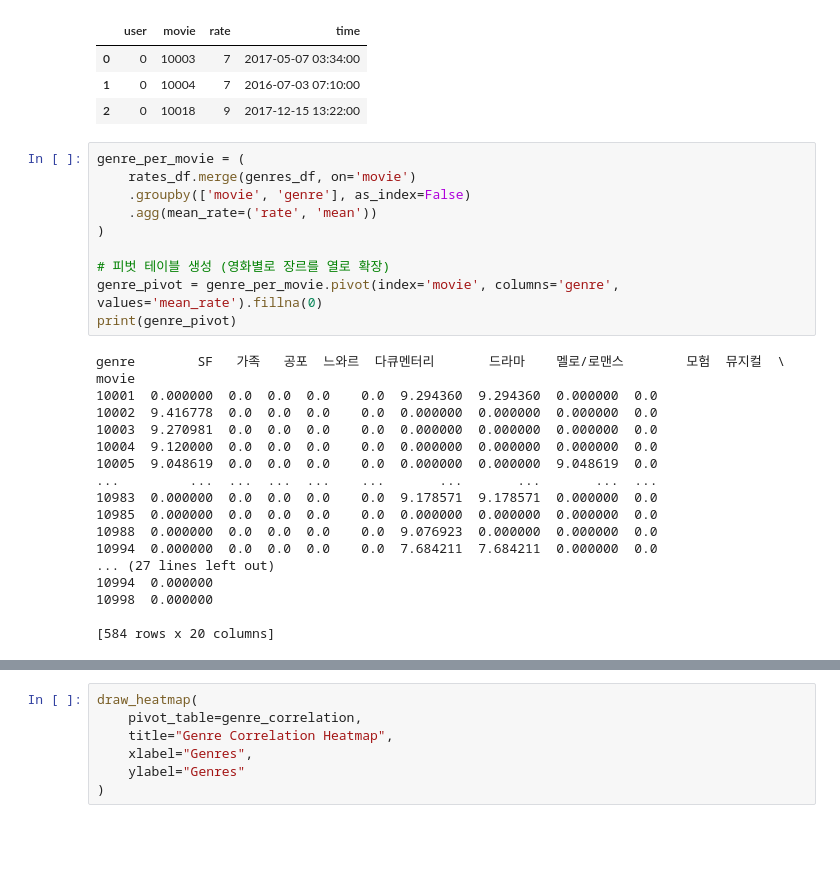
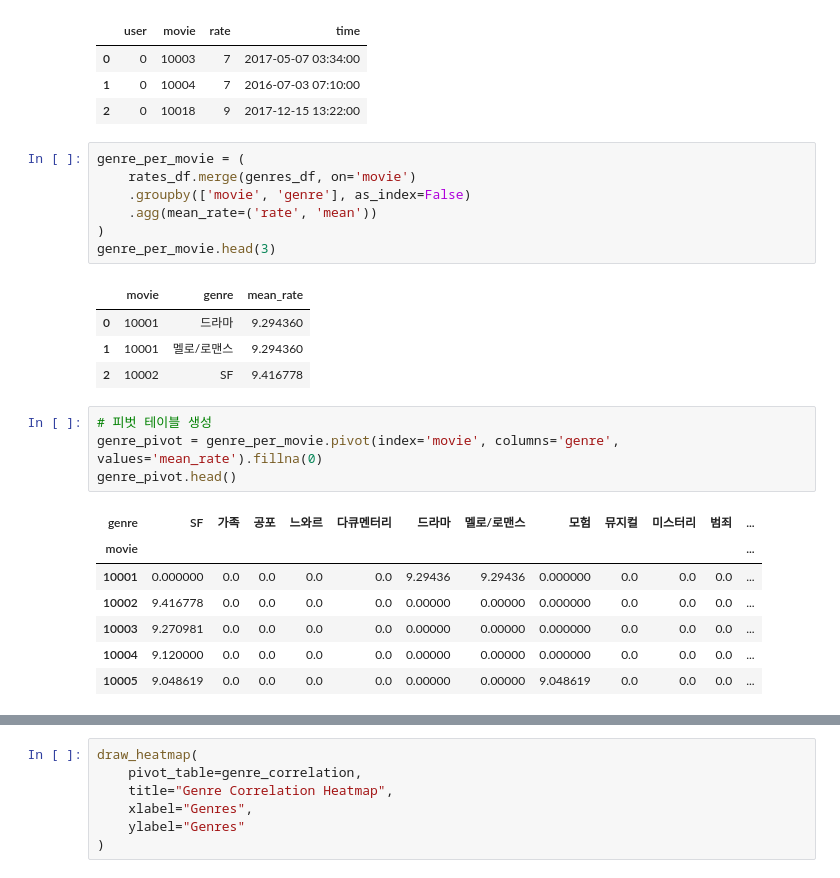
Before and after one commit to whyNot077/codyssey, a Jupyter notebook: chapter 2/2-7 상관 관계 파악 : heatmap/corr.ipynb, the cells around one changed output, grey strips where cells are left out. Cells and saved outputs as stored; diff of their text form; blank space fills up the shorter version.

```diff
--- a/chapter 2/2-7 상관 관계 파악 : heatmap/corr.ipynb
+++ b/chapter 2/2-7 상관 관계 파악 : heatmap/corr.ipynb
@@ -137,34 +143,30 @@ rates_df.head(3)
 | 0 | 0 | 10003 | 7 | 2017-05-07 03:34:00 |
 | 1 | 0 | 10004 | 7 | 2016-07-03 07:10:00 |
 | 2 | 0 | 10018 | 9 | 2017-12-15 13:22:00 |
+# %%
+genre_per_movie = (
+    rates_df.merge(genres_df, on='movie')
+    .groupby(['movie', 'genre'], as_index=False)
+    .agg(mean_rate=('rate', 'mean'))
+)
+genre_per_movie.head(3)
+# %% [output]
+|  | movie | genre | mean_rate |
+| 0 | 10001 | 드라마 | 9.294360 |
+| 1 | 10001 | 멜로/로맨스 | 9.294360 |
+| 2 | 10002 | SF | 9.416778 |
 # %%
-genre_per_movie = (
-    rates_df.merge(genres_df, on='movie')
-    .groupby(['movie', 'genre'], as_index=False)
-    .agg(mean_rate=('rate', 'mean'))
-)
-
-# 피벗 테이블 생성 (영화별로 장르를 열로 확장)
+# 피벗 테이블 생성
 genre_pivot = genre_per_movie.pivot(index='movie', columns='genre', values='mean_rate').fillna(0)
-print(genre_pivot)
+genre_pivot.head()
 # %% [output]
-genre        SF   가족   공포  느와르  다큐멘터리       드라마    멜로/로맨스        모험  뮤지컬  \
-movie
-10001  0.000000  0.0  0.0  0.0    0.0  9.294360  9.294360  0.000000  0.0
-10002  9.416778  0.0  0.0  0.0    0.0  0.000000  0.000000  0.000000  0.0
-10003  9.270981  0.0  0.0  0.0    0.0  0.000000  0.000000  0.000000  0.0
-10004  9.120000  0.0  0.0  0.0    0.0  0.000000  0.000000  0.000000  0.0
-10005  9.048619  0.0  0.0  0.0    0.0  0.000000  0.000000  9.048619  0.0
-...         ...  ...  ...  ...    ...       ...       ...       ...  ...
-10983  0.000000  0.0  0.0  0.0    0.0  9.178571  9.178571  0.000000  0.0
-10985  0.000000  0.0  0.0  0.0    0.0  0.000000  0.000000  0.000000  0.0
-10988  0.000000  0.0  0.0  0.0    0.0  9.076923  0.000000  0.000000  0.0
-10994  0.000000  0.0  0.0  0.0    0.0  7.684211  7.684211  0.000000  0.0
-... (27 lines left out)
-10994  0.000000
-10998  0.000000
-
-[584 rows x 20 columns]
+| genre | SF | 가족 | 공포 | 느와르 | 다큐멘터리 | 드라마 | 멜로/로맨스 | 모험 | 뮤지컬 | 미스터리 | 범죄 | ... |
+| movie |  |  |  |  |  |  |  |  |  |  |  | ... |
+| 10001 | 0.000000 | 0.0 | 0.0 | 0.0 | 0.0 | 9.29436 | 9.29436 | 0.000000 | 0.0 | 0.0 | 0.0 | ... |
+| 10002 | 9.416778 | 0.0 | 0.0 | 0.0 | 0.0 | 0.00000 | 0.00000 | 0.000000 | 0.0 | 0.0 | 0.0 | ... |
+| 10003 | 9.270981 | 0.0 | 0.0 | 0.0 | 0.0 | 0.00000 | 0.00000 | 0.000000 | 0.0 | 0.0 | 0.0 | ... |
+| 10004 | 9.120000 | 0.0 | 0.0 | 0.0 | 0.0 | 0.00000 | 0.00000 | 0.000000 | 0.0 | 0.0 | 0.0 | ... |
+| 10005 | 9.048619 | 0.0 | 0.0 | 0.0 | 0.0 | 0.00000 | 0.00000 | 9.048619 | 0.0 | 0.0 | 0.0 | ... |
 # %%
 # 장르 간 상관관계 계산
 genre_correlation = genre_pivot.corr()
```
Also changed, not shown: parts of 4 cells of this notebook, 2 other files.
